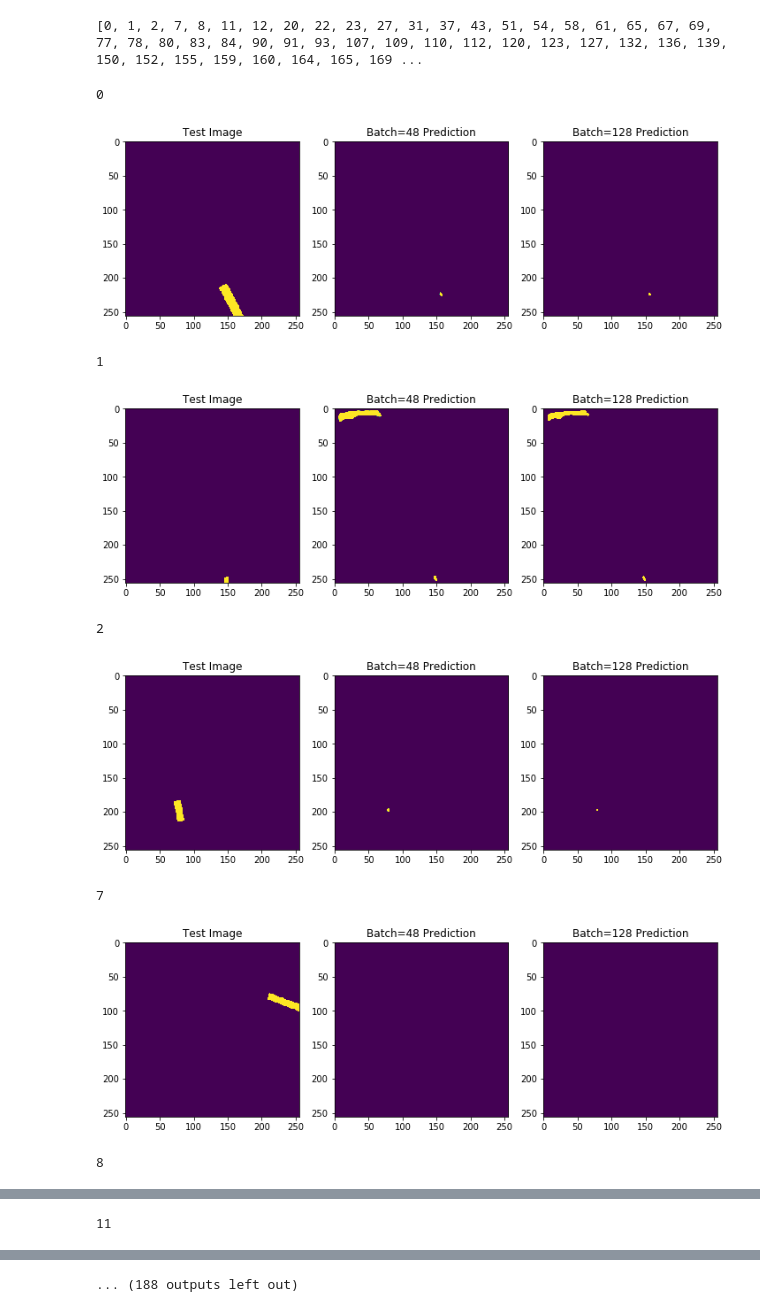
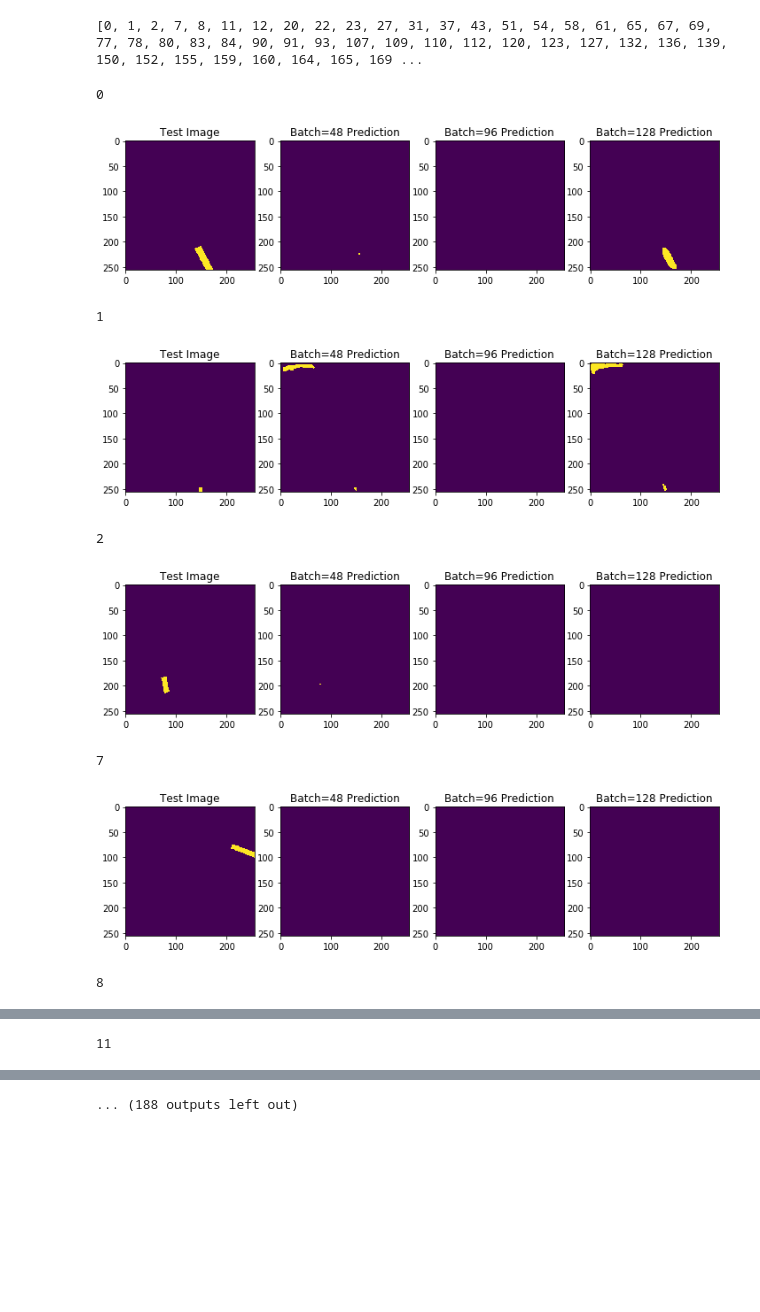
Before and after one commit to Markov025nuaa/Machine-Learning-Project, a Jupyter notebook: notebook/Prediction_multiple_model.ipynb, the cells around one changed output, grey strips where cells are left out. Saved outputs shown, nothing was run; the diff lists cells and outputs as text; code cells hidden in the pictures; blank space fills up the shorter version.

```diff
--- a/notebook/Prediction_multiple_model.ipynb
+++ b/notebook/Prediction_multiple_model.ipynb
@@ -319,0 +361,6 @@ Binary accuracy is: 0.9974964057074652
+# %%
+batch_96_loaded_model.compile(optimizer=Adam(1e-3, decay=1e-6),
+                              loss=IoU,
+                              metrics=['binary_accuracy'])
+
+score_96 = batch_96_loaded_model.evaluate(test_x, test_y)
@@ -320,12 +375,16 @@ Binary accuracy is: 0.9974964057074652
 # %% [markdown]
 ## Box segment
 # %%
-pred_y_128 = batch_48_loaded_model.predict(test_x)
+pred_y_128 = batch_128_loaded_model.predict(test_x)
 
 pred_y_int_128 = pred_y_128.astype(np.uint8)
+# %%
+pred_y_96 = batch_96_loaded_model.predict(test_x)
+
+pred_y_int_96 = pred_y_96.astype(np.uint8)
 # %%
 pred_y_48 = pred_y
-pred_y_48 = pred_y_int
+pred_y_48_int = pred_y_int
 # %%
 non_empty_idx = []
 for i in range(len(test_y)):
@@ -338,33 +397,36 @@ print(non_empty_idx)
 # %%
 img_idx = 51
 for img_idx in non_empty_idx:
     print(img_idx)
 #     eps=1e-6
 
 #     inter = np.sum(test_y[4] * pred_y_int[4])
 #     uni = np.sum(test_y[4]) + np.sum(pred_y_int[4]) - inter
 
 #     print((inter + eps) / (uni+eps))
 
-    fig, (ax1, ax2, ax3) = plt.subplots(1, 3, figsize = (12, 4))
+    fig, (ax1, ax2, ax3, ax4) = plt.subplots(1, 4, figsize = (12, 3))
 
     ax1.imshow(test_y[img_idx][:,:,0])
     ax1.set_title('Test Image')
 
     ax2.imshow(pred_y_48[img_idx][:,:,0])
     ax2.set_title('Batch=48 Prediction')
 
-    ax3.imshow(pred_y_int_128[img_idx][:,:,0])
-    ax3.set_title('Batch=128 Prediction')
+    ax3.imshow(pred_y_int_96[img_idx][:,:,0])
+    ax3.set_title('Batch=96 Prediction')
+
+    ax4.imshow(pred_y_int_128[img_idx][:,:,0])
+    ax4.set_title('Batch=128 Prediction')
 
     plt.show()
 # %% [output]
 0
-[figure, old version]
+[figure, new version]
 1
-[figure, old version]
+[figure, new version]
 2
-[figure, old version]
+[figure, new version]
 7
-[figure, old version]
+[figure, new version]
 8
```
Also changed, not shown: parts of 7 cells of this notebook.
